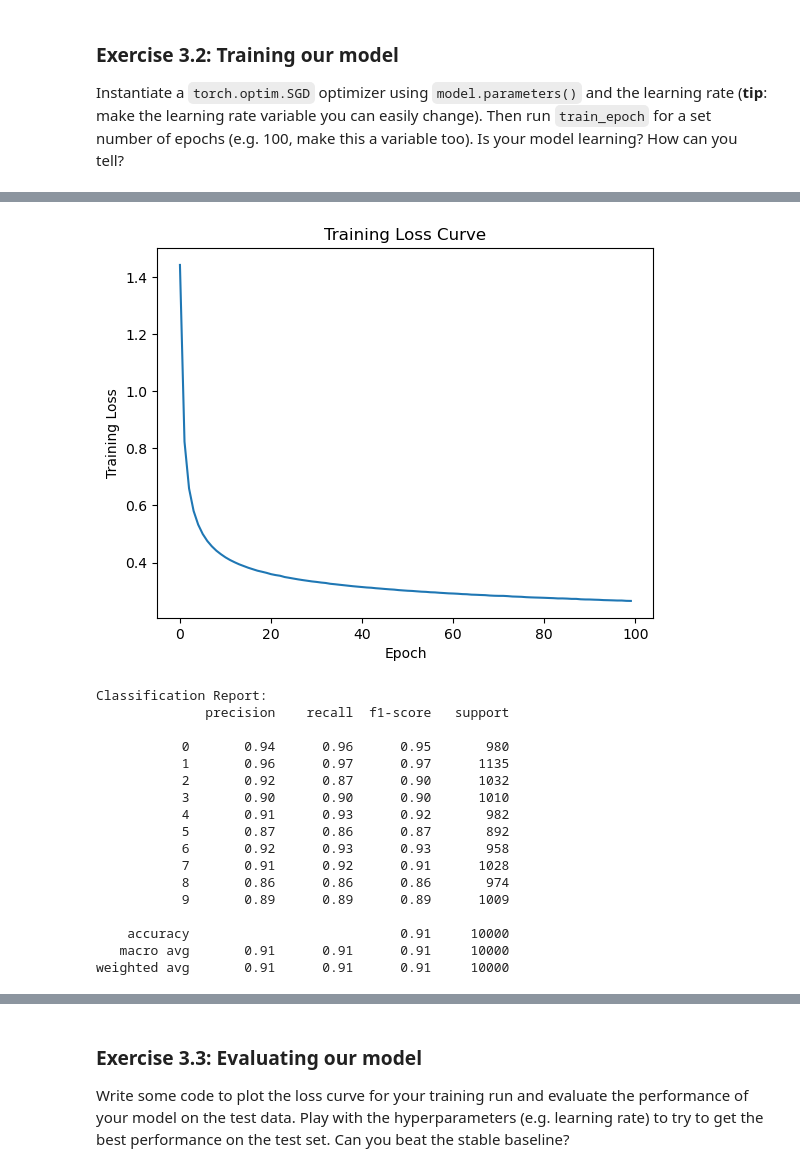
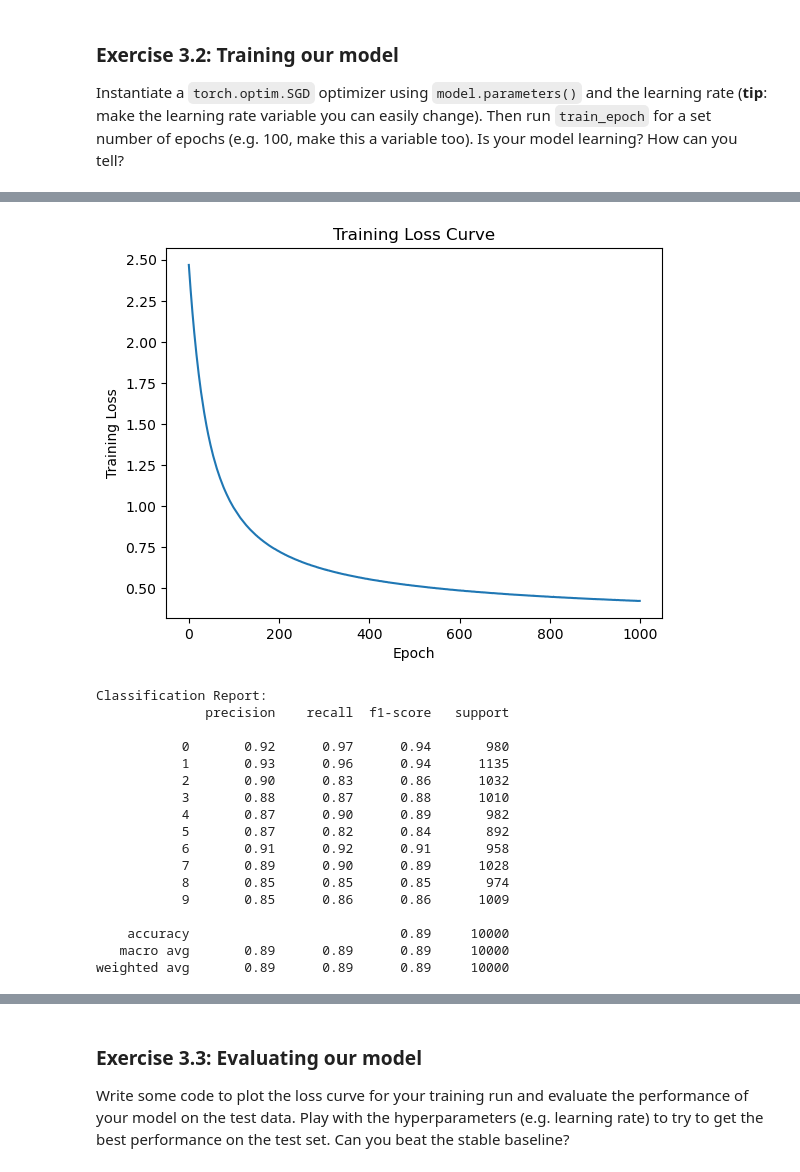
Before and after one commit to Pampaj7/FMLab, a Jupyter notebook: 4FML-Pampaloni-DeepLearning.ipynb, the cells around one changed output, grey strips where cells are left out. Cells and saved outputs as stored; diff of their text form; code cells hidden in the pictures.

```diff
--- a/4FML-Pampaloni-DeepLearning.ipynb
+++ b/4FML-Pampaloni-DeepLearning.ipynb
@@ -190,16 +216,3 @@ In this exercise you will establish a reliable baseline using a classical approa
 Train and test your stable baseline to estimate the best achievable accuracy using classical models.
 
 **Tip**: Don't do any extensive cross-validation of your baseline (for now). Just fit a simple model (e.g. a linear SVM) and record the accuracy.
-# %%
-"""
-from sklearn.svm import SVC
-
-Xs_train_small.reshape(10000, 28*28)
-Xs_train_small.flatten(-2).shape
-
-svc = SVC()
-svc.fit(Xs_train_small, ys_train_small)
-(svc.predict(Xs_test) == ys_test.numpy()).mean()
-from sklearn.metrics import classification_report
-
-print(classification_report(svc.predict(Xs_test), ys_test))"""
@@ -324,9 +385,17 @@ model = torch.nn.Sequential(
 
 Instantiate a `torch.optim.SGD` optimizer using `model.parameters()` and the learning rate (**tip**: make the learning rate variable you can easily change). Then run `train_epoch` for a set number of epochs (e.g. 100, make this a variable too). Is your model learning? How can you tell?
 # %%
+import torch.nn.functional as F
+
+# Define a fresh model
+model = torch.nn.Sequential(
+    torch.nn.Linear(784, 10),
+    torch.nn.LogSoftmax(dim=1)  # Specify dim=1 to apply LogSoftmax along the second dimension
+)
+
 # Set the learning rate and number of epochs
-learning_rate = 0.001
-num_epochs = 100
+learning_rate = 0.00001
+num_epochs = 1000
 
 # Instantiate SGD optimizer
 optimizer = torch.optim.SGD(model.parameters(), lr=learning_rate)
@@ -343,7 +412,7 @@ for epoch in range(num_epochs):
     train_loss_curve.append(train_loss)
 
     # Print training progress
-    if (epoch + 1) % 10 == 0:
+    if (epoch + 1) % 100 == 0:
         print(f"Epoch {epoch + 1}/{num_epochs}, Training Loss: {train_loss}")
 
 # Plot the training loss curve
@@ -354,7 +423,9 @@ plt.title('Training Loss Curve')
 plt.show()
 
 # Evaluate the model on the test set
-predictions = torch.argmax(model(Xs_test_2d), dim=1)     ######!!!!
+raw_logits = model(Xs_test_2d)
+predictions = torch.argmax(F.softmax(raw_logits, dim=1), dim=1)
+
 print("Classification Report:")
 print(classification_report(ys_test, predictions))
 # %% [output]
@@ -371,18 +442,18 @@ Epoch 100/100, Training Loss: 0.2656601166929871
-[figure, old version]
+[figure, new version]
 Classification Report:
               precision    recall  f1-score   support
 
-           0       0.94      0.96      0.95       980
-           1       0.96      0.97      0.97      1135
-           2       0.92      0.87      0.90      1032
-           3       0.90      0.90      0.90      1010
-           4       0.91      0.93      0.92       982
-           5       0.87      0.86      0.87       892
-           6       0.92      0.93      0.93       958
-           7       0.91      0.92      0.91      1028
-           8       0.86      0.86      0.86       974
-           9       0.89      0.89      0.89      1009
+           0       0.92      0.97      0.94       980
+           1       0.93      0.96      0.94      1135
+           2       0.90      0.83      0.86      1032
+           3       0.88      0.87      0.88      1010
+           4       0.87      0.90      0.89       982
+           5       0.87      0.82      0.84       892
+           6       0.91      0.92      0.91       958
+           7       0.89      0.90      0.89      1028
+           8       0.85      0.85      0.85       974
+           9       0.85      0.86      0.86      1009
 
-    accuracy                           0.91     10000
-   macro avg       0.91      0.91      0.91     10000
-weighted avg       0.91      0.91      0.91     10000
+    accuracy                           0.89     10000
+   macro avg       0.89      0.89      0.89     10000
+weighted avg       0.89      0.89      0.89     10000
```
Also changed, not shown: parts of 31 cells of this notebook, 3 other files.
